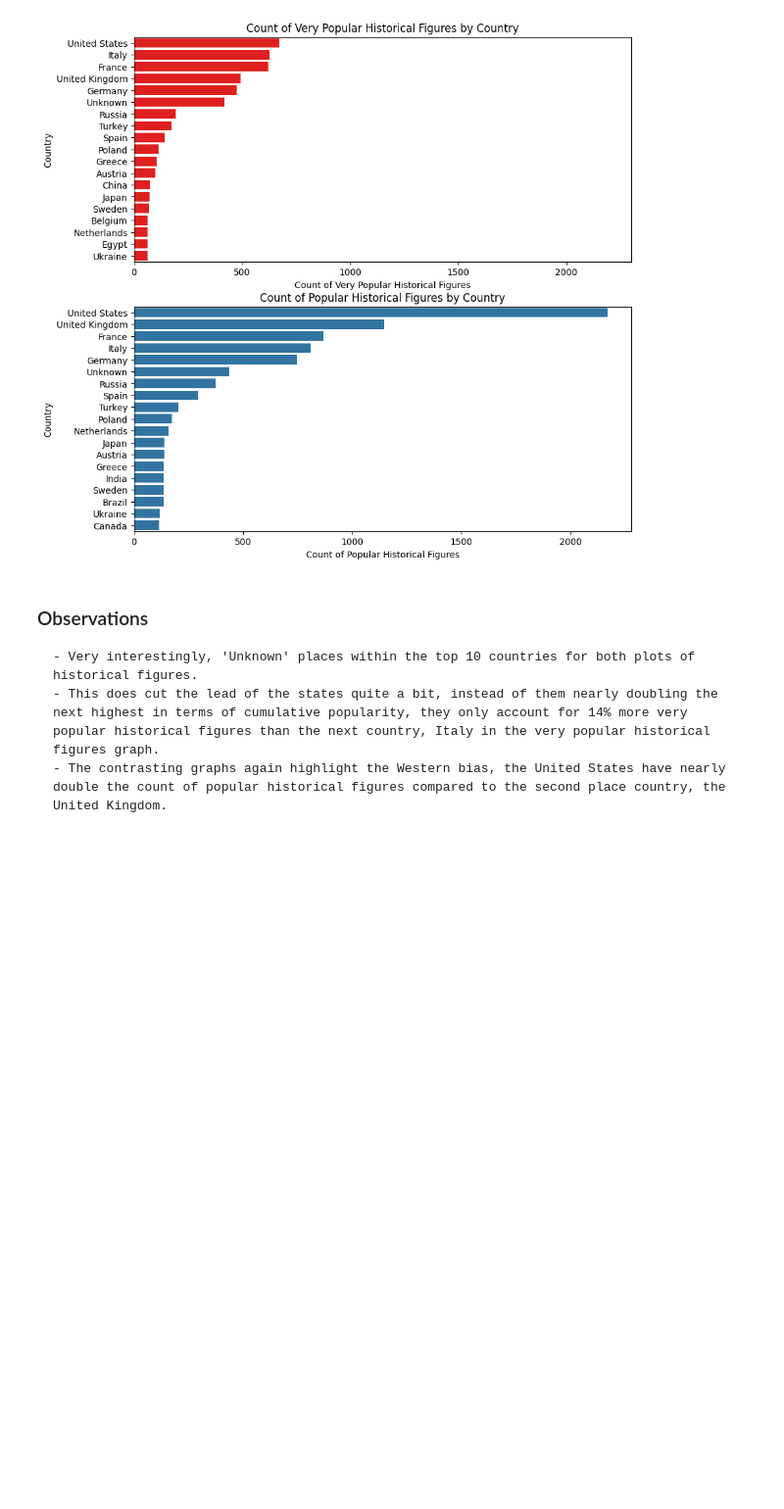
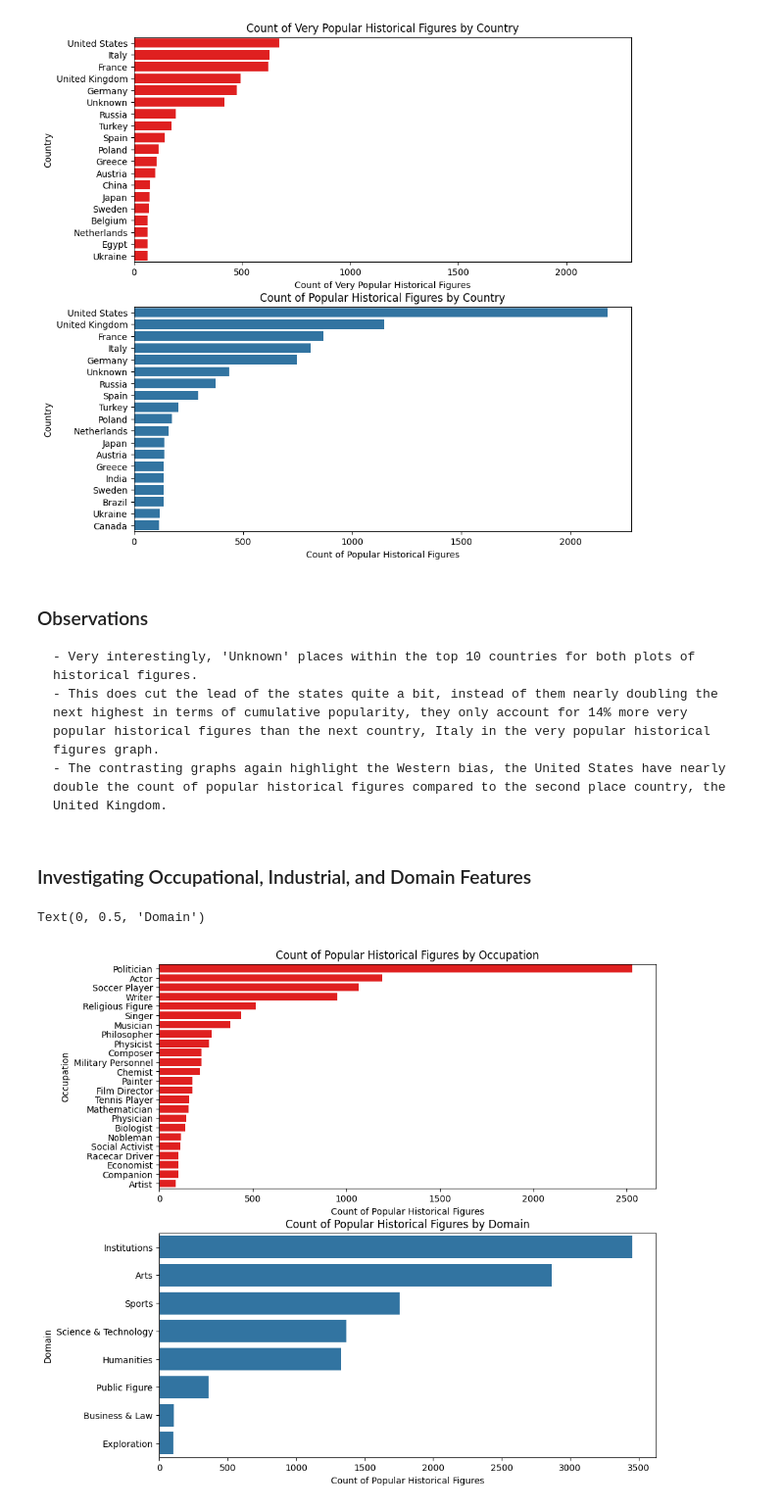
Before and after one commit to SeanG347/kaggle-projects, a Jupyter notebook: historical-popularity-index-analysis.ipynb, the cells around one changed output. Shown at 98% size. Saved outputs shown, nothing was run; the diff lists cells and outputs as text; code cells hidden in the pictures; blank space fills up the shorter version.

Commit message:
Kaggle Notebook | Historical Popularity Index Analysis | Version 7

```diff
--- a/historical-popularity-index-analysis.ipynb
+++ b/historical-popularity-index-analysis.ipynb
@@ -211,3 +211,25 @@ Text(0, 0.5, 'Country')
     - Very interestingly, 'Unknown' places within the top 10 countries for both plots of historical figures.
     - This does cut the lead of the states quite a bit, instead of them nearly doubling the next highest in terms of cumulative popularity, they only account for 14% more very popular historical figures than the next country, Italy in the very popular historical figures graph.
     - The contrasting graphs again highlight the Western bias, the United States have nearly double the count of popular historical figures compared to the second place country, the United Kingdom.
+# %% [markdown]
+### Investigating Occupational, Industrial, and Domain Features
+# %%
+occupation_counts = pantheon.groupby('occupation').count().reset_index().sort_values(by='historical_popularity_index', ascending = False)[0:24]
+domain_counts = pantheon.groupby('domain').count().reset_index().sort_values(by='historical_popularity_index', ascending = False)
+
+fig, (ax1,ax2) = plt.subplots(2, 1, figsize=(10,10))
+ax1.set_title("Count of Popular Historical Figures by Occupation")
+sns.barplot(data = occupation_counts, x = 'historical_popularity_index', y = 'occupation', ax = ax1, color = 'Red')
+
+ax1.set_xlabel("Count of Popular Historical Figures")
+ax1.set_ylabel("Occupation")
+
+ax2.set_title("Count of Popular Historical Figures by Domain")
+sns.barplot(data = domain_counts, x = 'historical_popularity_index', y = 'domain',
+                  dodge = False, ax = ax2)
+
+ax2.set_xlabel("Count of Popular Historical Figures")
+ax2.set_ylabel("Domain")
+# %% [output]
+Text(0, 0.5, 'Domain')
+[figure, added]
```
Also changed, not shown: parts of 2 cells of this notebook.
